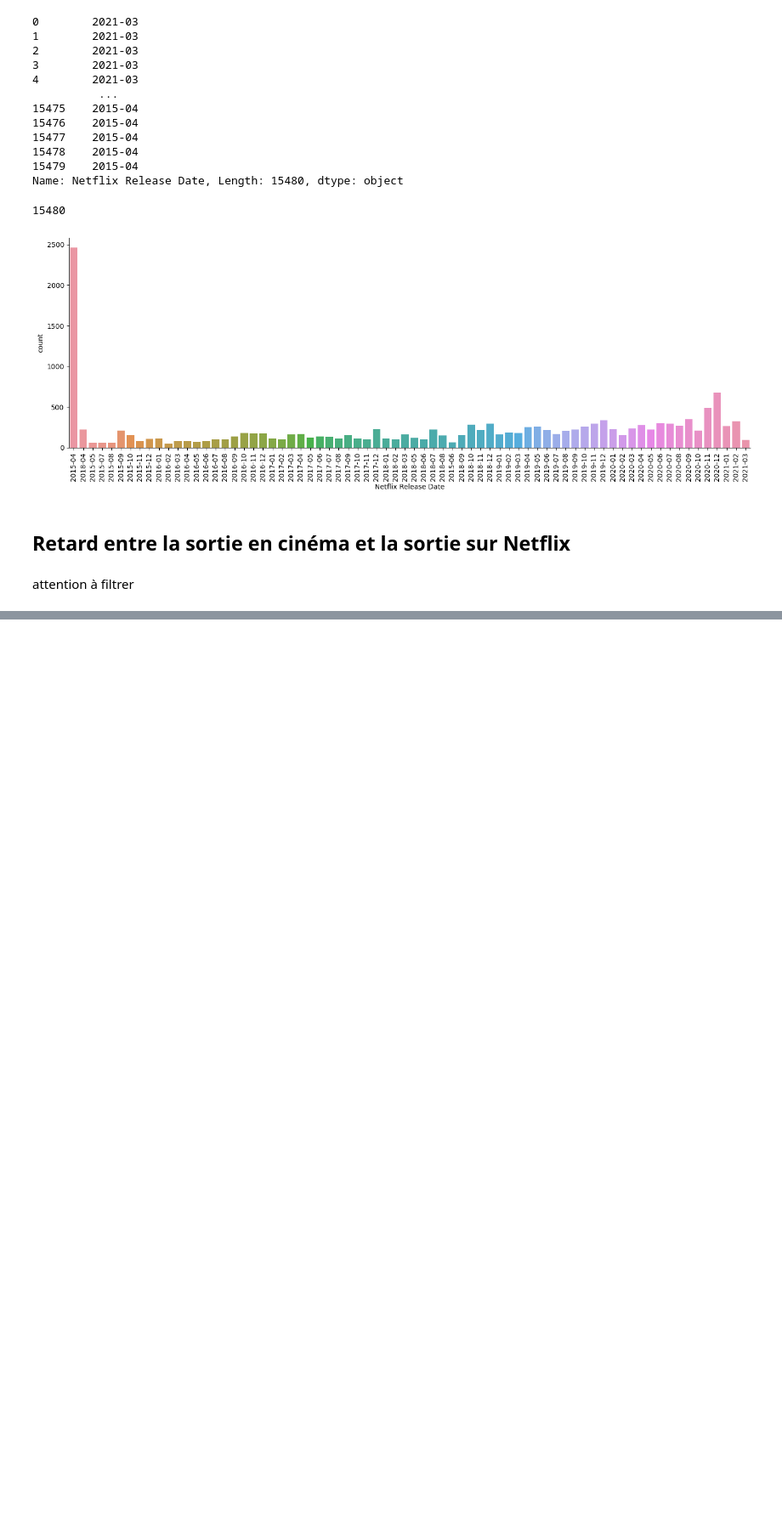
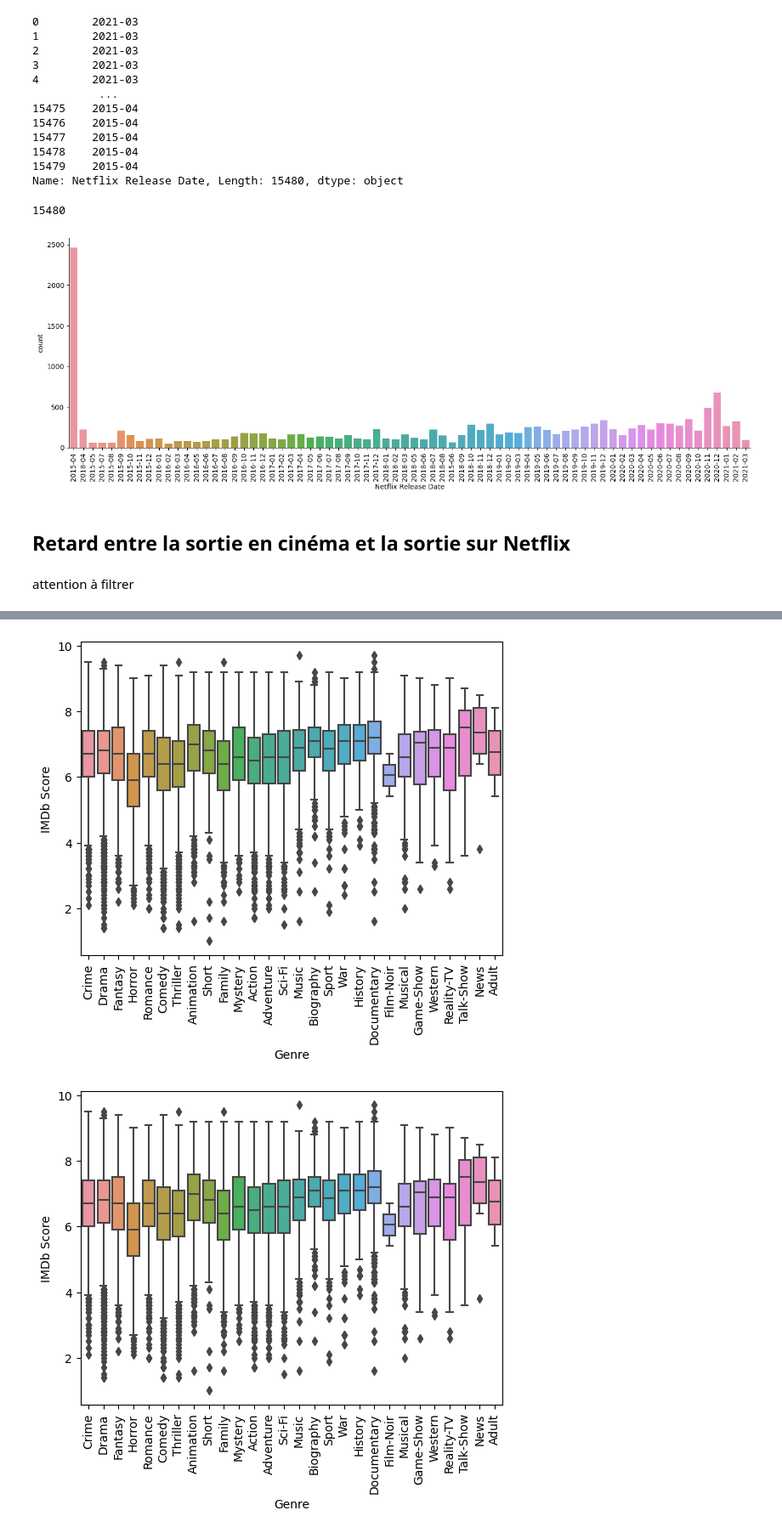
Before and after one commit to nbert71/netflix-analysis, a Jupyter notebook: main.ipynb, the cells around one changed output, grey strips where cells are left out. Shown at 85% size. Cells and saved outputs as stored; diff of their text form; code cells hidden in the pictures; blank space fills up the shorter version.

```diff
--- a/main.ipynb
+++ b/main.ipynb
@@ -76,0 +78,12 @@ attention à filtrer
+# %%
+# Supprimer les lignes qui ne possèdent pas de genre
+df_has_genre = df.dropna(subset=['Genre'])
+
+# Normalisation des scores de notations (0 à 10)
+# Hidden Gen Score OK
+# IMDb Score OK
+# Rotten Tomatoes 0 -- 100
+# Metacritics 0 -- 100
+
+df_has_genre['Rotten Tomatoes Score'] = df_has_genre['Rotten Tomatoes Score'].apply(lambda x : x/10)
+df_has_genre['Metacritic Score'] = df_has_genre['Metacritic Score'].apply(lambda x : x/10)
@@ -76,0 +101,8 @@ attention à filtrer
+# %%
+df_genre = df_has_genre['Genre'].str.split(', ')
+df_imdb = pd.DataFrame(data={
+  'Genre': df_genre,
+  'IMDb Score': df_has_genre['IMDb Score']
+})
+df_imdb_ex = df_imdb.explode('Genre')
+df_imdb_ex
@@ -76,0 +123,7 @@ attention à filtrer
+# %%
+g = sns.boxplot(data=df_imdb_ex, x='Genre', y='IMDb Score')
+g.set_xticklabels(g.get_xticklabels(), rotation=90)
+g.figure
+# %% [output]
+[figure, added]
+[figure, added]
```
Also changed, not shown: parts of 13 cells of this notebook.
